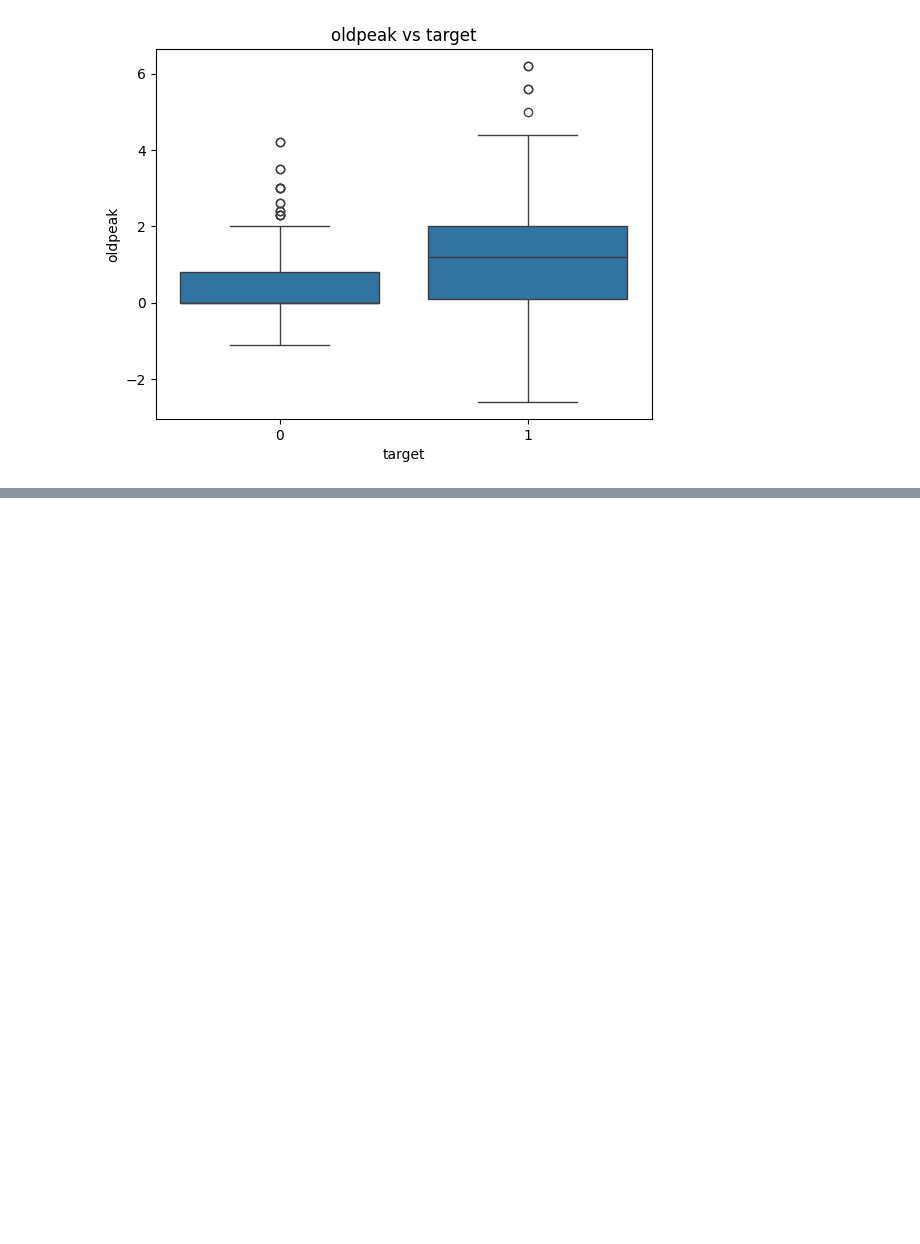
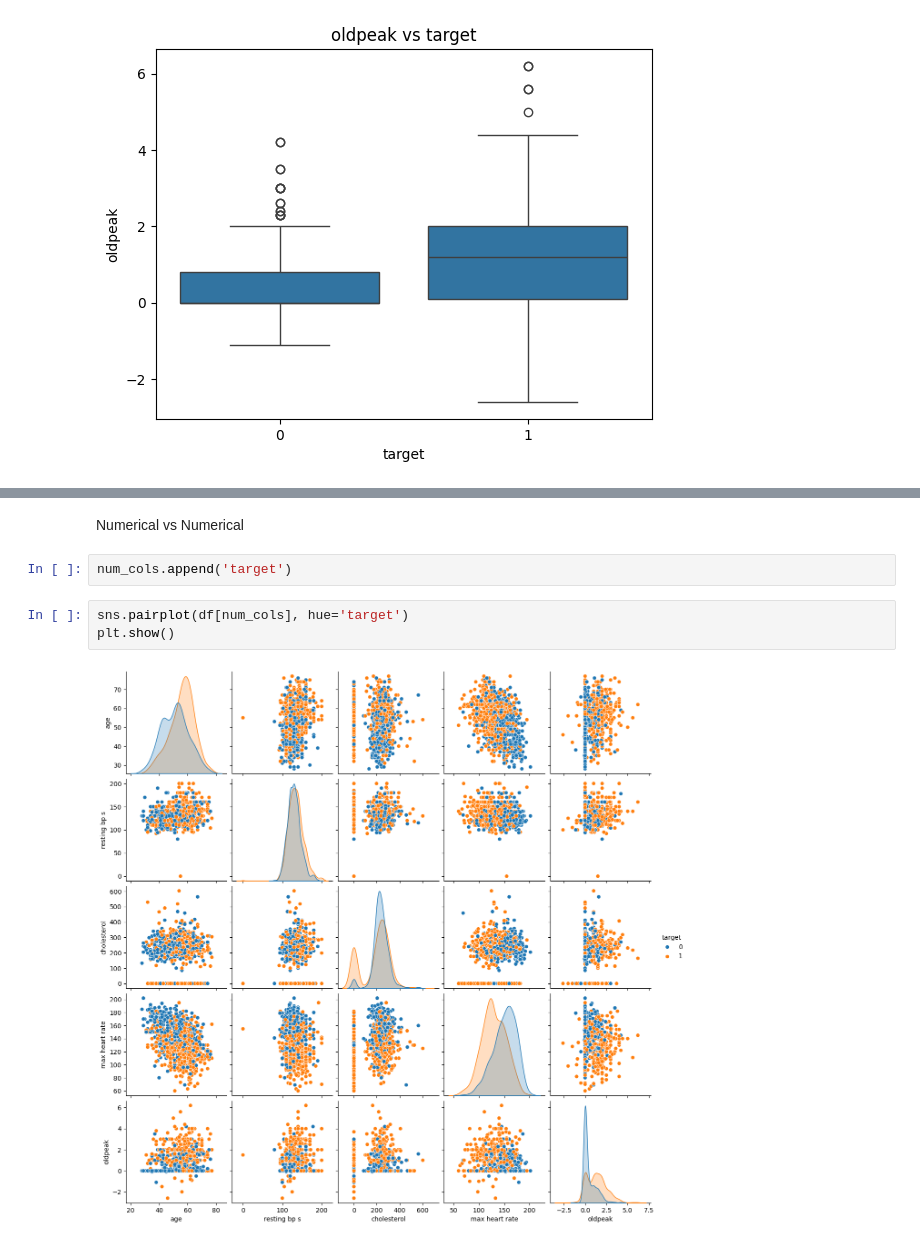
Before and after one commit to RajatDev18/Heart_disease_prediction_working, a Jupyter notebook: Notebooks/data_exploration.ipynb, the cells around one changed output, grey strips where cells are left out. Drawn from its saved outputs; the diff is of its cells as text; blank space fills up the shorter version.

```diff
--- a/Notebooks/data_exploration.ipynb
+++ b/Notebooks/data_exploration.ipynb
@@ -107,0 +123,9 @@ for col in num_cols:
+# %% [markdown]
+Numerical vs Numerical
+# %%
+num_cols.append('target')
+# %%
+sns.pairplot(df[num_cols], hue='target')
+plt.show()
+# %% [output]
+[figure, added]
```
Also changed, not shown: parts of 6 cells of this notebook.
